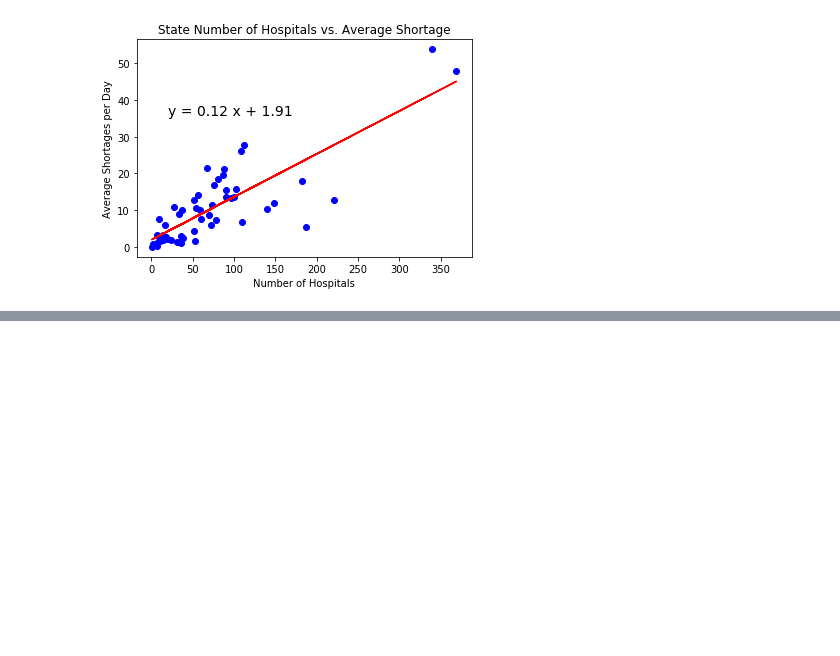
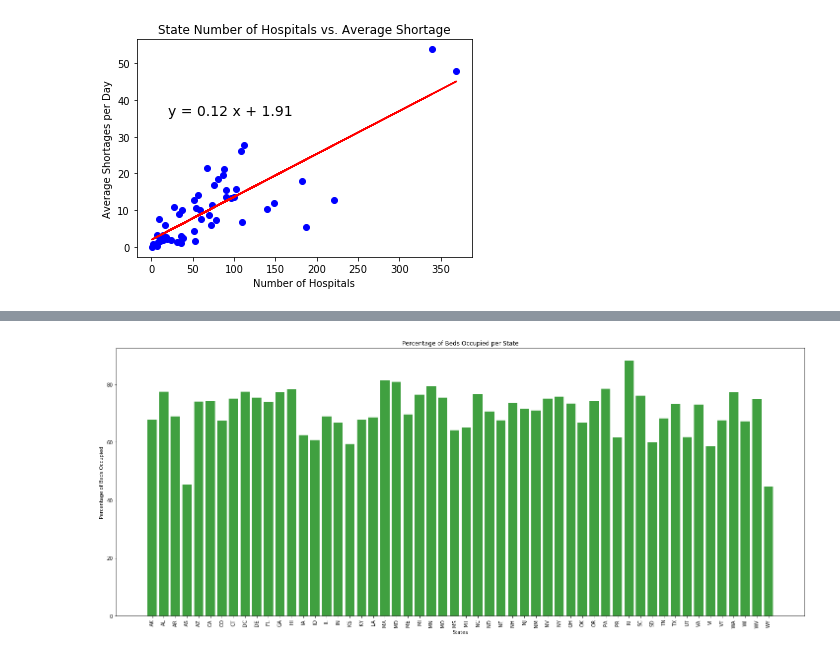
Before and after one commit to nkeplinger/healthcare_module7, a Jupyter notebook: iqra_project_code_in_progress.ipynb, the cells around one changed output, grey strips where cells are left out. Saved outputs shown, nothing was run; the diff lists cells and outputs as text; code cells hidden in the pictures; blank space fills up the shorter version.

```diff
--- a/iqra_project_code_in_progress.ipynb
+++ b/iqra_project_code_in_progress.ipynb
@@ -307,0 +394,2 @@ The r-squared is: 0.673
+# %%
+st_hosp_data['percentage_beds_occupied'] = st_hosp_data['inpatient_beds_used'] / st_hosp_data['inpatient_beds'] * 100
@@ -307,0 +417,16 @@ The r-squared is: 0.673
+# %%
+x_axis = st_hosp_data.index.values
+y_axis = st_hosp_data['percentage_beds_occupied'].values
+
+# Create a Pyplot bar plot based off of the group series from before and label the title
+plt.bar(x_axis,y_axis,color='g', alpha=0.75, align='center')
+
+# Set the xlabel and ylabel, title using class methods
+plt.title("Percentage of Beds Occupied per State")
+plt.xlabel("States")
+plt.ylabel("Percentage of Beds Occupied")
+plt.xticks(rotation="vertical")
+plt.gcf().set_size_inches(25,10)
+plt.show()
+# %% [output]
+[figure, added]
```
Also changed, not shown: parts of 28 cells of this notebook.
